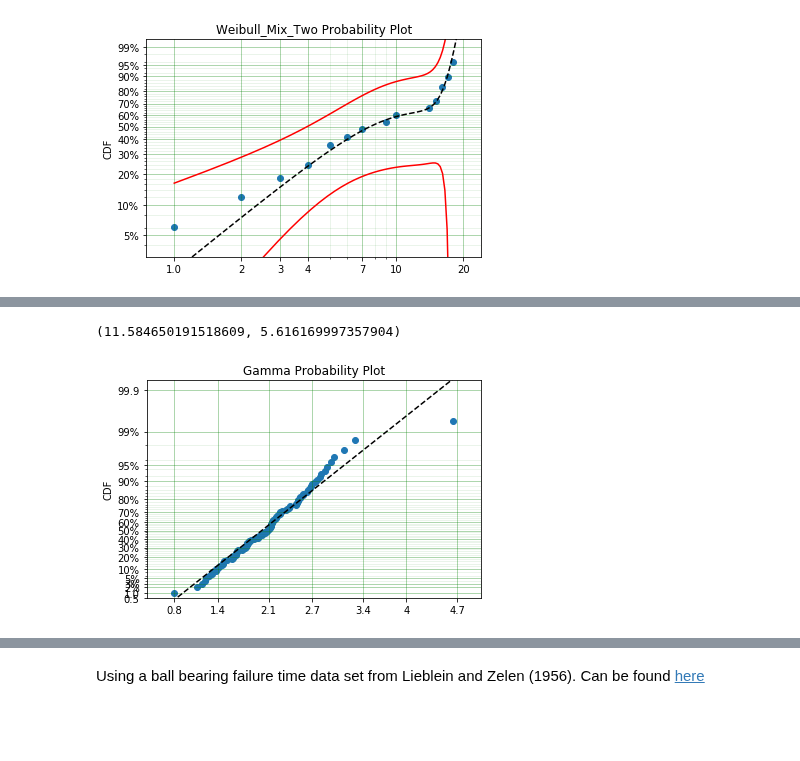
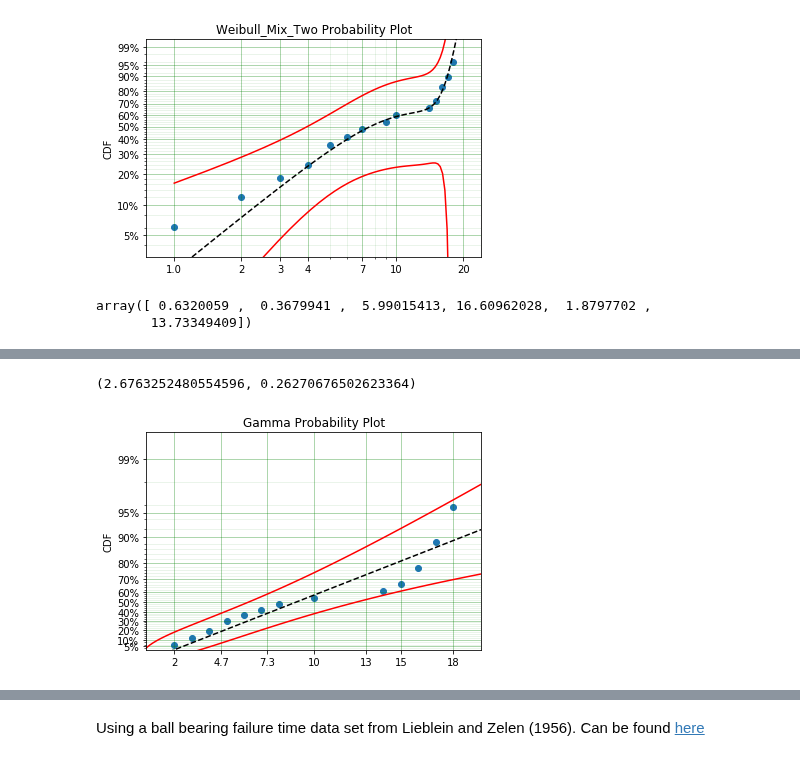
Before and after one commit to derrynknife/SurPyval, a Jupyter notebook: Probability Plotting with Surpyval.ipynb, the cells around one changed output, grey strips where cells are left out. Saved outputs shown, nothing was run; the diff lists cells and outputs as text; code cells hidden in the pictures; blank space fills up the shorter version.

```diff
--- a/Probability Plotting with Surpyval.ipynb
+++ b/Probability Plotting with Surpyval.ipynb
@@ -24,11 +24,16 @@ plt.plot(xx, 1 - mm.R_cb(xx, cb=0.05), color='red');
 # %% [output]
 (2, array([0.6320059, 0.3679941]), array([ 5.99015413, 16.60962028]), array([ 1.8797702 , 13.73349409]))
 [figure]
+# %%
+np.array(model.params[1::]).flatten()
+# %% [output]
+array([ 0.6320059 ,  0.3679941 ,  5.99015413, 16.60962028,  1.8797702 ,
+       13.73349409])
 # %%
 dist = surv.Gamma
-x = dist.random(100, 10, 5)
+x = [2, 3, 4, 5, 5, 6, 7, 8, 10, 14, 15, 16, 16, 17, 17, 18]
 
-model = dist.fit(x, how='MPP', rr='y')
-model.plot(heuristic='Nelson-Aalen', plot_bounds=False);
+model = dist.fit(x, how='MLE', rr='y')
+model.plot(heuristic='Nelson-Aalen', plot_bounds=True);
 model.params
 # %% [output]
@@ -37,2 +41,2 @@ To use the future default and silence this warning we advise to pass `rcond=None
-(11.584650191518609, 5.616169997357904)
+(2.6763252480554596, 0.26270676502623364)
-[figure, old version]
+[figure, new version]
```
Also changed, not shown: parts of 10 cells of this notebook, 4 other files.
